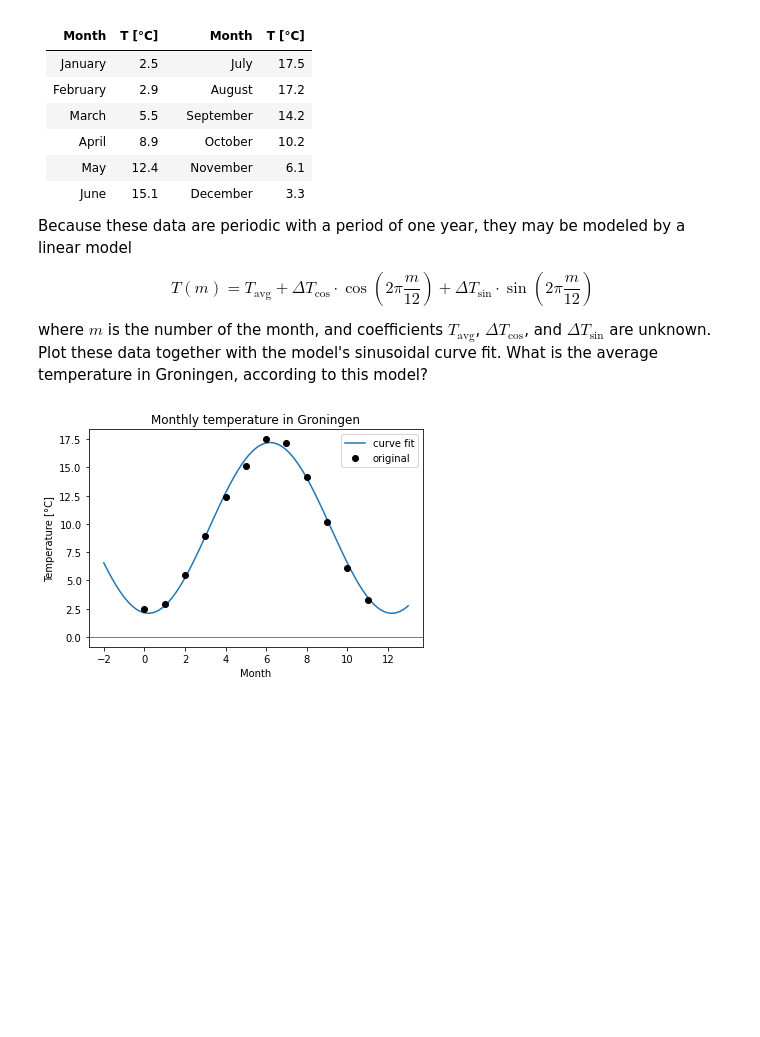
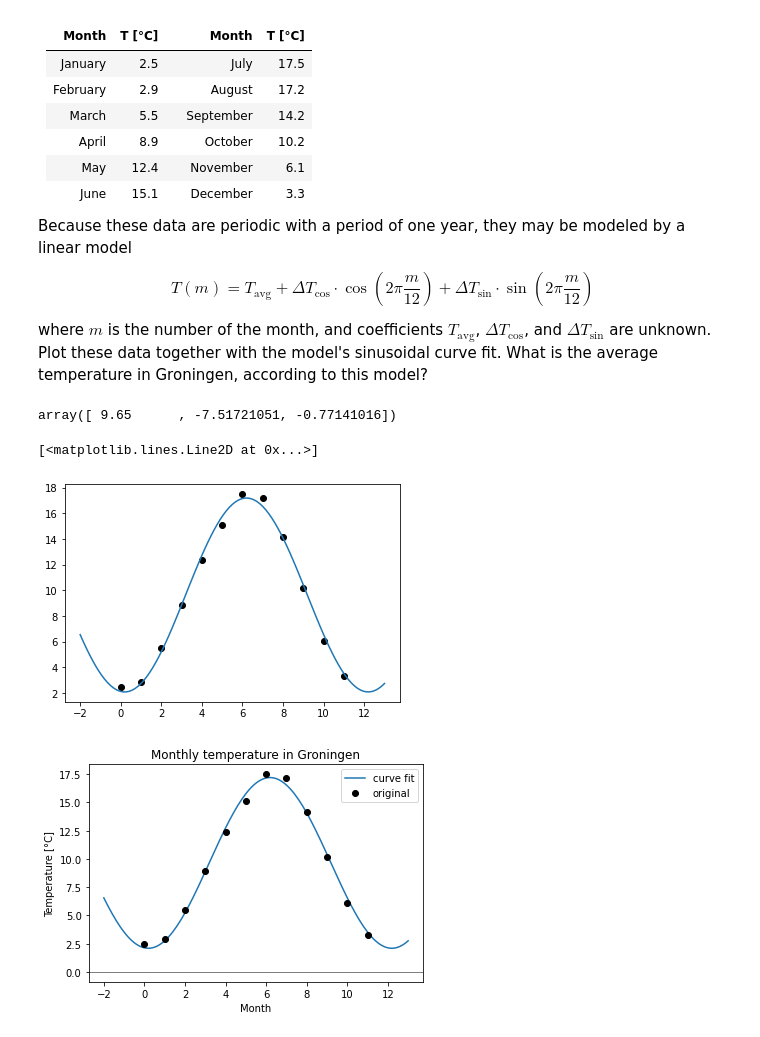
Before and after one commit to ddlatumalea/signal_analysis, a Jupyter notebook: DS1 SignAnal - Lesson 3 (v2021) - D.ipynb, the cells around one changed output. Saved outputs shown, nothing was run; the diff lists cells and outputs as text; code cells hidden in the pictures; blank space fills up the shorter version.

```diff
--- a/DS1 SignAnal - Lesson 3 (v2021) - D.ipynb
+++ b/DS1 SignAnal - Lesson 3 (v2021) - D.ipynb
@@ -532,6 +543,27 @@ T(m) = T_\text{avg} + \Delta T_\text{cos} \cdot \cos(2\pi \frac{m}{12}) + \Delta
 $$
 
 where $m$ is the number of the month, and coefficients $T_\text{avg}$, $\Delta T_\text{cos}$, and $\Delta T_\text{sin}$ are unknown. Plot these data together with the model's sinusoidal curve fit. What is the average temperature in Groningen, according to this model?
+# %%
+xi = np.arange(0, 12)
+yi = np.array([2.5, 2.9, 5.5, 8.9, 12.4, 15.1, 17.5, 17.2, 14.2, 10.2, 6.1, 3.3])
+
+X = np.vstack((np.ones(xi.size), np.cos(2 * np.pi *xi/12), np.sin(2 * np.pi * xi/12))).T
+M = X.T @ X
+v = X.T @ yi
+
+a = np.linalg.solve(M, v)
+a
+# %% [output]
+array([ 9.65      , -7.51721051, -0.77141016])
+# %%
+x = np.linspace(-2, 13, 101)
+y = a[0] + a[1] * np.cos(2 * np.pi * x / 12) + a[2] * np.sin(2 * np.pi * x /12)
+# %%
+plt.plot(xi, yi, 'ok')
+plt.plot(x, y)
+# %% [output]
+[<matplotlib.lines.Line2D at 0x...>]
+[figure, added]
 # %%
 # %% [output]
 [figure]
```
Also changed, not shown: parts of 3 cells of this notebook, 5 other files.
